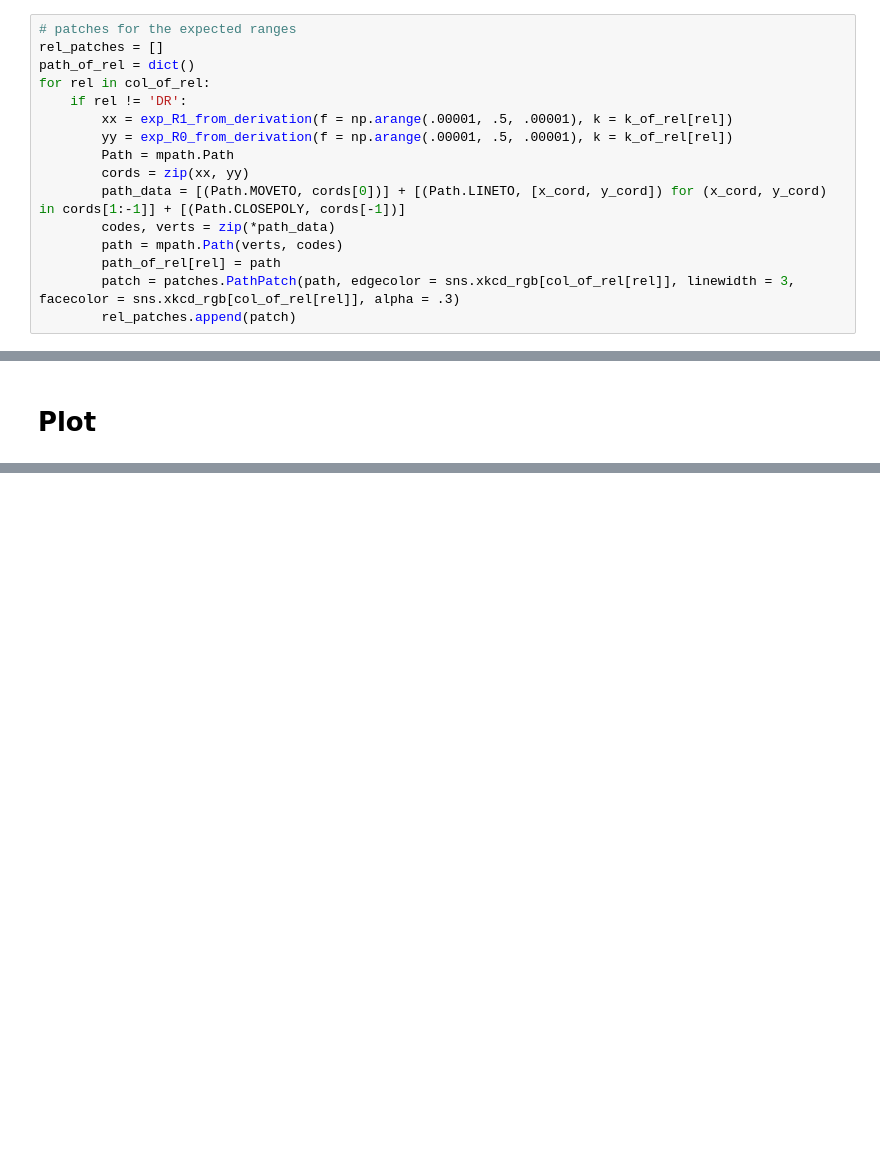
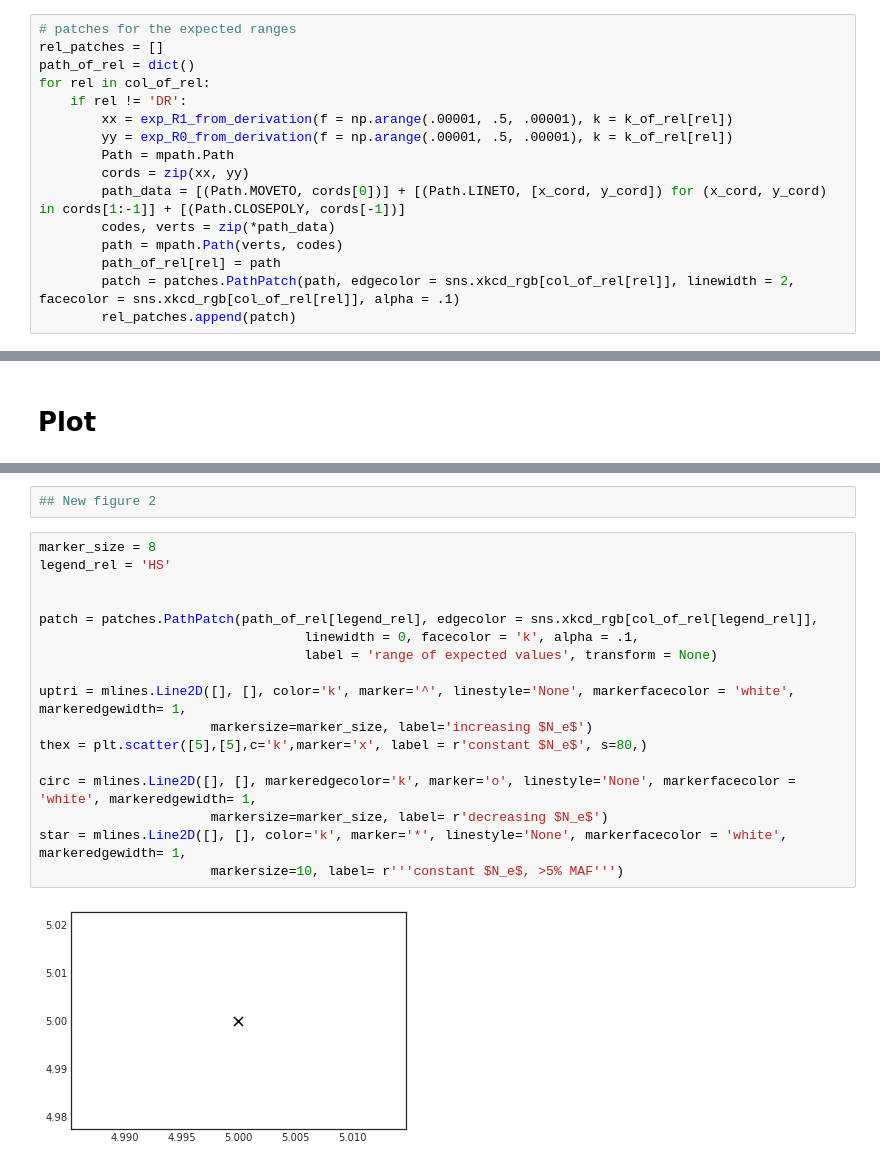
Before and after one commit to rwaples/freqfree_suppl, a Jupyter notebook: PAPER demographic and ascertainment.ipynb, the cells around one changed output, grey strips where cells are left out. Cells and saved outputs as stored; diff of their text form; blank space fills up the shorter version.

Commit message:
move simulation to figure 2 from supplement

```diff
--- a/PAPER demographic and ascertainment.ipynb
+++ b/PAPER demographic and ascertainment.ipynb
@@ -204,7 +230,7 @@ for rel in col_of_rel:
         codes, verts = zip(*path_data)
         path = mpath.Path(verts, codes)
         path_of_rel[rel] = path
-        patch = patches.PathPatch(path, edgecolor = sns.xkcd_rgb[col_of_rel[rel]], linewidth = 3, facecolor = sns.xkcd_rgb[col_of_rel[rel]], alpha = .3)
+        patch = patches.PathPatch(path, edgecolor = sns.xkcd_rgb[col_of_rel[rel]], linewidth = 2, facecolor = sns.xkcd_rgb[col_of_rel[rel]], alpha = .1)
         rel_patches.append(patch)
 # %%
 marker_of_scenario = dict()
@@ -336,0 +254,21 @@ with sns.plotting_context('talk', font_scale = 2):
+# %%
+## New figure 2
+# %%
+marker_size = 8
+legend_rel = 'HS'
+
+
+patch = patches.PathPatch(path_of_rel[legend_rel], edgecolor = sns.xkcd_rgb[col_of_rel[legend_rel]],
+                                  linewidth = 0, facecolor = 'k', alpha = .1,
+                                  label = 'range of expected values', transform = None)
+
+uptri = mlines.Line2D([], [], color='k', marker='^', linestyle='None', markerfacecolor = 'white', markeredgewidth= 1,
+                      markersize=marker_size, label='increasing $N_e$')
+thex = plt.scatter([5],[5],c='k',marker='x', label = r'constant $N_e$', s=80,)
+
+circ = mlines.Line2D([], [], markeredgecolor='k', marker='o', linestyle='None', markerfacecolor = 'white', markeredgewidth= 1,
+                      markersize=marker_size, label= r'decreasing $N_e$')
+star = mlines.Line2D([], [], color='k', marker='*', linestyle='None', markerfacecolor = 'white', markeredgewidth= 1,
+                      markersize=10, label= r'''constant $N_e$, >5% MAF''')
+# %% [output]
+[figure, added]
```
Also changed, not shown: parts of 11 cells of this notebook, 1 other file.
